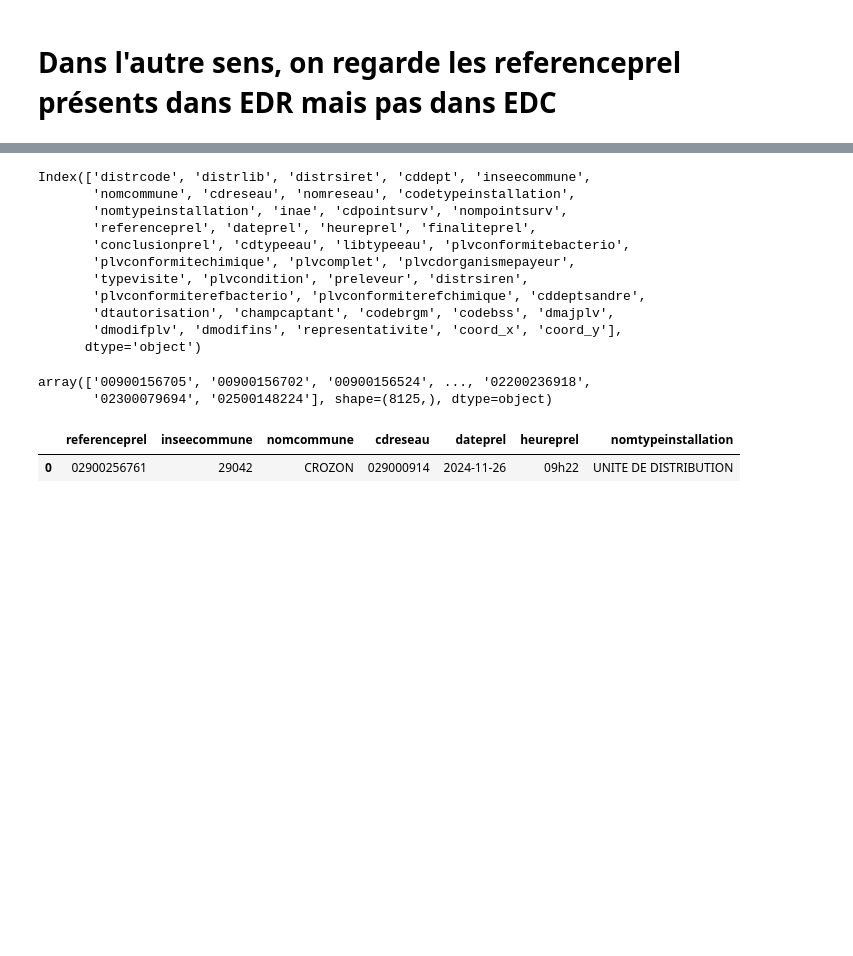
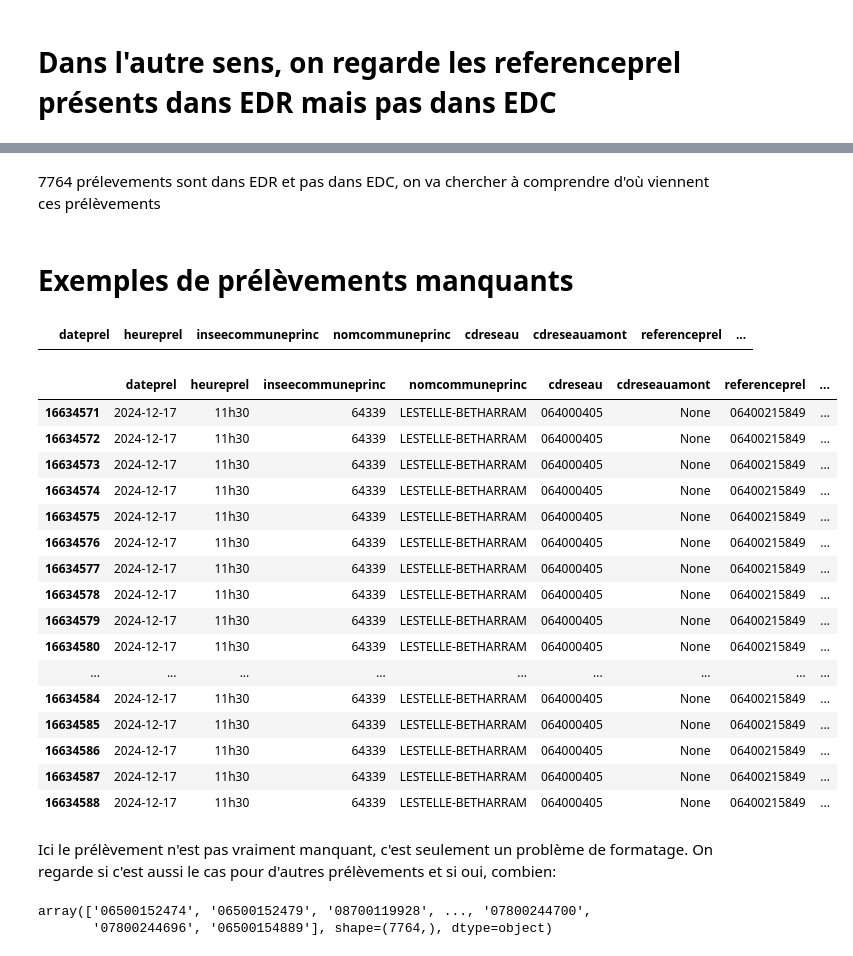
Before and after one commit to dataforgoodfr/13_pollution_eau, a Jupyter notebook: analytics/notebooks/verifedredc.ipynb, the cells around one changed output, grey strips where cells are left out. Cells and saved outputs as stored; diff of their text form; code cells hidden in the pictures; blank space fills up the shorter version.

Commit message:
comparaison edc et edr pour checker la pr de muriel

```diff
--- a/analytics/notebooks/verifedredc.ipynb
+++ b/analytics/notebooks/verifedredc.ipynb
@@ -174,19 +163,32 @@ comp3
-# %%
-edr_udi_plv.columns
-# %% [output]
-Index(['distrcode', 'distrlib', 'distrsiret', 'cddept', 'inseecommune',
-       'nomcommune', 'cdreseau', 'nomreseau', 'codetypeinstallation',
-       'nomtypeinstallation', 'inae', 'cdpointsurv', 'nompointsurv',
-       'referenceprel', 'dateprel', 'heureprel', 'finaliteprel',
-       'conclusionprel', 'cdtypeeau', 'libtypeeau', 'plvconformitebacterio',
-       'plvconformitechimique', 'plvcomplet', 'plvcdorganismepayeur',
-       'typevisite', 'plvcondition', 'preleveur', 'distrsiren',
-       'plvconformiterefbacterio', 'plvconformiterefchimique', 'cddeptsandre',
-       'dtautorisation', 'champcaptant', 'codebrgm', 'codebss', 'dmajplv',
-       'dmodifplv', 'dmodifins', 'representativite', 'coord_x', 'coord_y'],
-      dtype='object')
+# %% [markdown]
+7764 prélevements sont dans EDR et pas dans EDC, on va chercher à comprendre d'où viennent ces prélèvements
+# %% [markdown]
+# Exemples de prélèvements manquants
+# %%
+edc[edc["referenceprel"] == "6400215849"]
+# %% [output]
+|  | dateprel | heureprel | inseecommuneprinc | nomcommuneprinc | cdreseau | cdreseauamont | referenceprel | ... |
+# %%
+edc[edc["referenceprel"] == "06400215849"]
+# %% [output]
+|  | dateprel | heureprel | inseecommuneprinc | nomcommuneprinc | cdreseau | cdreseauamont | referenceprel | ... |
+| 16634571 | 2024-12-17 | 11h30 | 64339 | LESTELLE-BETHARRAM | 064000405 | None | 06400215849 | ... |
+| 16634572 | 2024-12-17 | 11h30 | 64339 | LESTELLE-BETHARRAM | 064000405 | None | 06400215849 | ... |
+| 16634573 | 2024-12-17 | 11h30 | 64339 | LESTELLE-BETHARRAM | 064000405 | None | 06400215849 | ... |
+| 16634574 | 2024-12-17 | 11h30 | 64339 | LESTELLE-BETHARRAM | 064000405 | None | 06400215849 | ... |
+| 16634575 | 2024-12-17 | 11h30 | 64339 | LESTELLE-BETHARRAM | 064000405 | None | 06400215849 | ... |
+| 16634576 | 2024-12-17 | 11h30 | 64339 | LESTELLE-BETHARRAM | 064000405 | None | 06400215849 | ... |
+| 16634577 | 2024-12-17 | 11h30 | 64339 | LESTELLE-BETHARRAM | 064000405 | None | 06400215849 | ... |
+| 16634578 | 2024-12-17 | 11h30 | 64339 | LESTELLE-BETHARRAM | 064000405 | None | 06400215849 | ... |
+| 16634579 | 2024-12-17 | 11h30 | 64339 | LESTELLE-BETHARRAM | 064000405 | None | 06400215849 | ... |
+| 16634580 | 2024-12-17 | 11h30 | 64339 | LESTELLE-BETHARRAM | 064000405 | None | 06400215849 | ... |
+| ... | ... | ... | ... | ... | ... | ... | ... | ... |
+| 16634584 | 2024-12-17 | 11h30 | 64339 | LESTELLE-BETHARRAM | 064000405 | None | 06400215849 | ... |
+| 16634585 | 2024-12-17 | 11h30 | 64339 | LESTELLE-BETHARRAM | 064000405 | None | 06400215849 | ... |
+| 16634586 | 2024-12-17 | 11h30 | 64339 | LESTELLE-BETHARRAM | 064000405 | None | 06400215849 | ... |
+| 16634587 | 2024-12-17 | 11h30 | 64339 | LESTELLE-BETHARRAM | 064000405 | None | 06400215849 | ... |
+| 16634588 | 2024-12-17 | 11h30 | 64339 | LESTELLE-BETHARRAM | 064000405 | None | 06400215849 | ... |
+# %% [markdown]
+Ici le prélèvement n'est pas vraiment manquant, c'est seulement un problème de formatage. On regarde si c'est aussi le cas pour d'autres prélèvements et si oui, combien:
 # %%
-comp2["referenceprel"].to_numpy()
+liste_prelevedr_0 = "0" + comp3["referenceprel"].to_numpy()
-# %% [output]
-array(['00900156705', '00900156702', '00900156524', ..., '02200236918',
-       '02300079694', '02500148224'], shape=(8125,), dtype=object)
@@ -202,5 +195,5 @@ comp4 = comp4.df()
-# %%
-comp4
-# %% [output]
-|  | referenceprel | inseecommune | nomcommune | cdreseau | dateprel | heureprel | nomtypeinstallation |
-| 0 | 02900256761 | 29042 | CROZON | 029000914 | 2024-11-26 | 09h22 | UNITE DE DISTRIBUTION |
+# %%
+liste_prelevedr_0
+# %% [output]
+array(['06500152474', '06500152479', '08700119928', ..., '07800244700',
+       '07800244696', '06500154889'], shape=(7764,), dtype=object)
```
Also changed, not shown: parts of 29 cells of this notebook.
